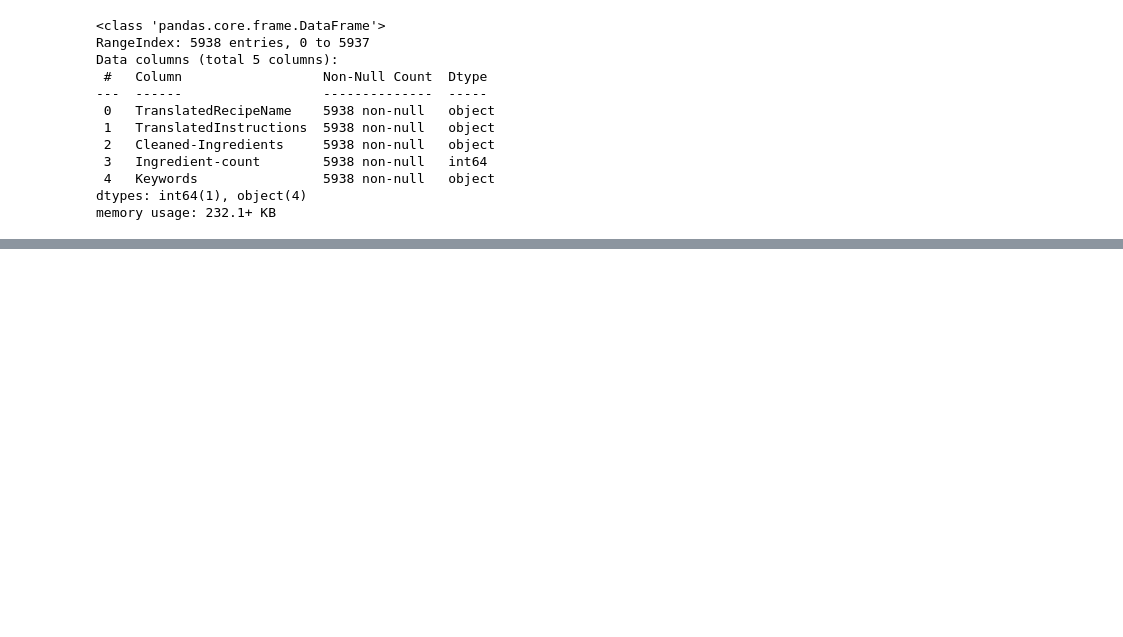
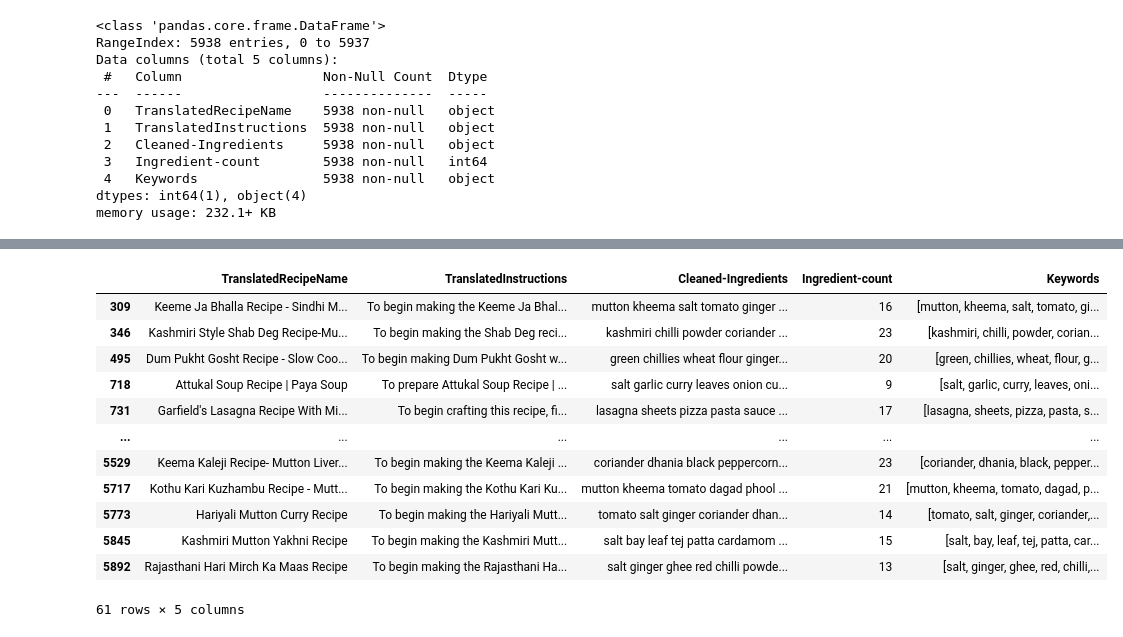
Before and after one commit to asryan11/food_rep, a Jupyter notebook: food_rep.ipynb, the cells around one changed output, grey strips where cells are left out. Saved outputs shown, nothing was run; the diff lists cells and outputs as text; code cells hidden in the pictures; blank space fills up the shorter version.

```diff
--- a/food_rep.ipynb
+++ b/food_rep.ipynb
@@ -365,9 +418,5 @@ memory usage: 232.1+ KB
 # %%
-from sklearn.model_selection import train_test_split
+x = train['Cleaned-Ingredients']
+y = train['TranslatedInstructions']
 
-# Select features (X) and target variable (y)
-x = train['Keywords']  # Use a list to select multiple columns
-y = train['TranslatedInstructions']  # Assuming you want the same columns for the target
-
-# Split the data
 x_train, x_test, y_train, y_test = train_test_split(x, y, test_size=0.3, random_state=42)
@@ -521,0 +549,27 @@ pred(['Masala Karela Recipe'])
+# %%
+def search_recipes(df, keywords):
+  keywords = [keyword.lower() for keyword in keywords]
+
+  results = df[df['Keywords'].apply(lambda x: all(word in x for word in keywords))]
+
+  return results
+# %%
+k =[]
+i= input("Ingredients: ")
+k.append(i)
+# %%
+search_recipes(train, k)
+# %% [output]
+|  | TranslatedRecipeName | TranslatedInstructions | Cleaned-Ingredients | Ingredient-count | Keywords |
+| 309 | Keeme Ja Bhalla Recipe - Sindhi M... | To begin making the Keeme Ja Bhal... | mutton kheema salt tomato ginger ... | 16 | [mutton, kheema, salt, tomato, gi... |
+| 346 | Kashmiri Style Shab Deg Recipe-Mu... | To begin making the Shab Deg reci... | kashmiri chilli powder coriander ... | 23 | [kashmiri, chilli, powder, corian... |
+| 495 | Dum Pukht Gosht Recipe - Slow Coo... | To begin making Dum Pukht Gosht w... | green chillies wheat flour ginger... | 20 | [green, chillies, wheat, flour, g... |
+| 718 | Attukal Soup Recipe | Paya Soup | To prepare Attukal Soup Recipe | ... | salt garlic curry leaves onion cu... | 9 | [salt, garlic, curry, leaves, oni... |
+| 731 | Garfield's Lasagna Recipe With Mi... | To begin crafting this recipe, fi... | lasagna sheets pizza pasta sauce ... | 17 | [lasagna, sheets, pizza, pasta, s... |
+| ... | ... | ... | ... | ... | ... |
+| 5529 | Keema Kaleji Recipe- Mutton Liver... | To begin making the Keema Kaleji ... | coriander dhania black peppercorn... | 23 | [coriander, dhania, black, pepper... |
+| 5717 | Kothu Kari Kuzhambu Recipe - Mutt... | To begin making the Kothu Kari Ku... | mutton kheema tomato dagad phool ... | 21 | [mutton, kheema, tomato, dagad, p... |
+| 5773 | Hariyali Mutton Curry Recipe | To begin making the Hariyali Mutt... | tomato salt ginger coriander dhan... | 14 | [tomato, salt, ginger, coriander,... |
+| 5845 | Kashmiri Mutton Yakhni Recipe | To begin making the Kashmiri Mutt... | salt bay leaf tej patta cardamom ... | 15 | [salt, bay, leaf, tej, patta, car... |
+| 5892 | Rajasthani Hari Mirch Ka Maas Recipe | To begin making the Rajasthani Ha... | salt ginger ghee red chilli powde... | 13 | [salt, ginger, ghee, red, chilli,... |
+61 rows × 5 columns
```
Also changed, not shown: parts of 22 cells of this notebook, 1 other file.
